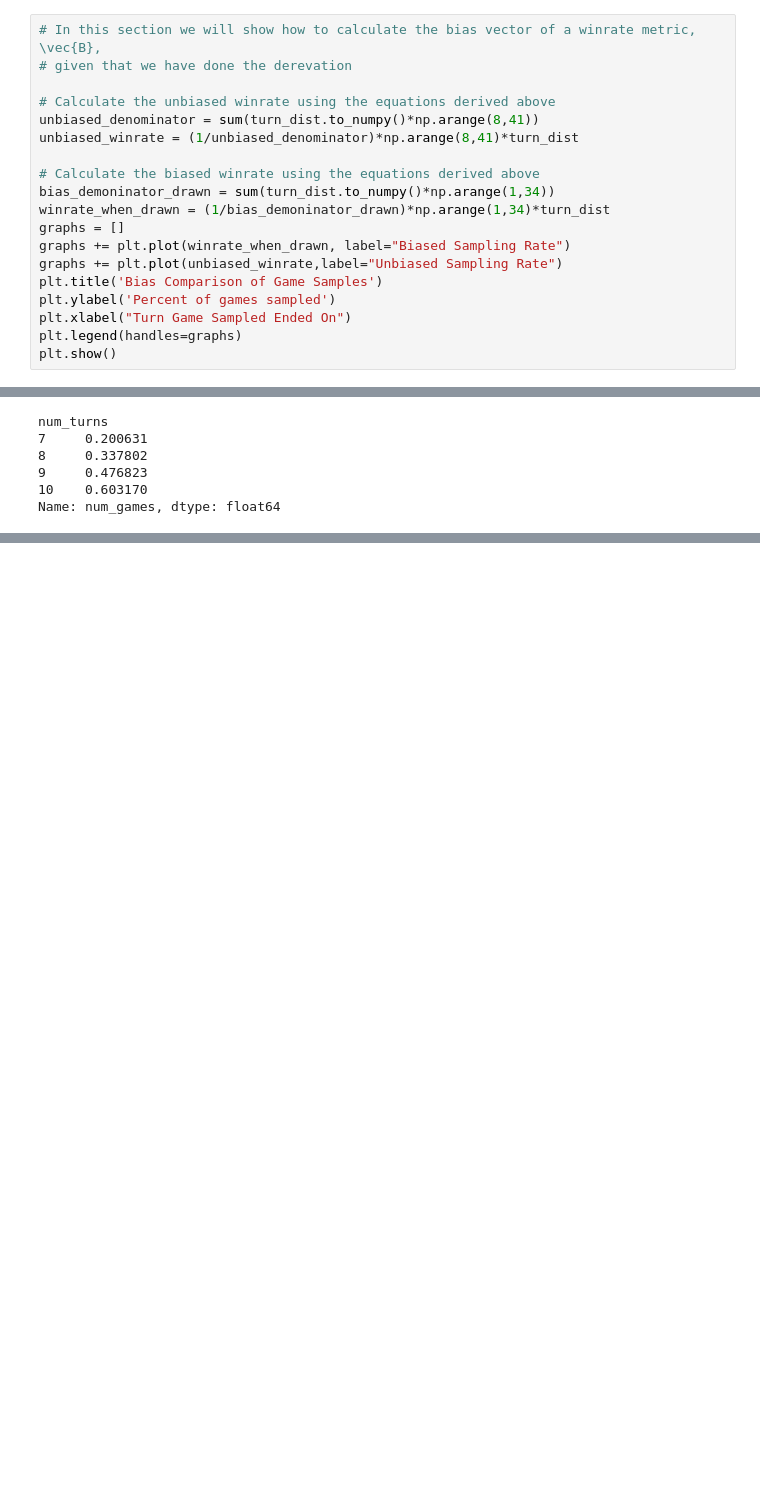
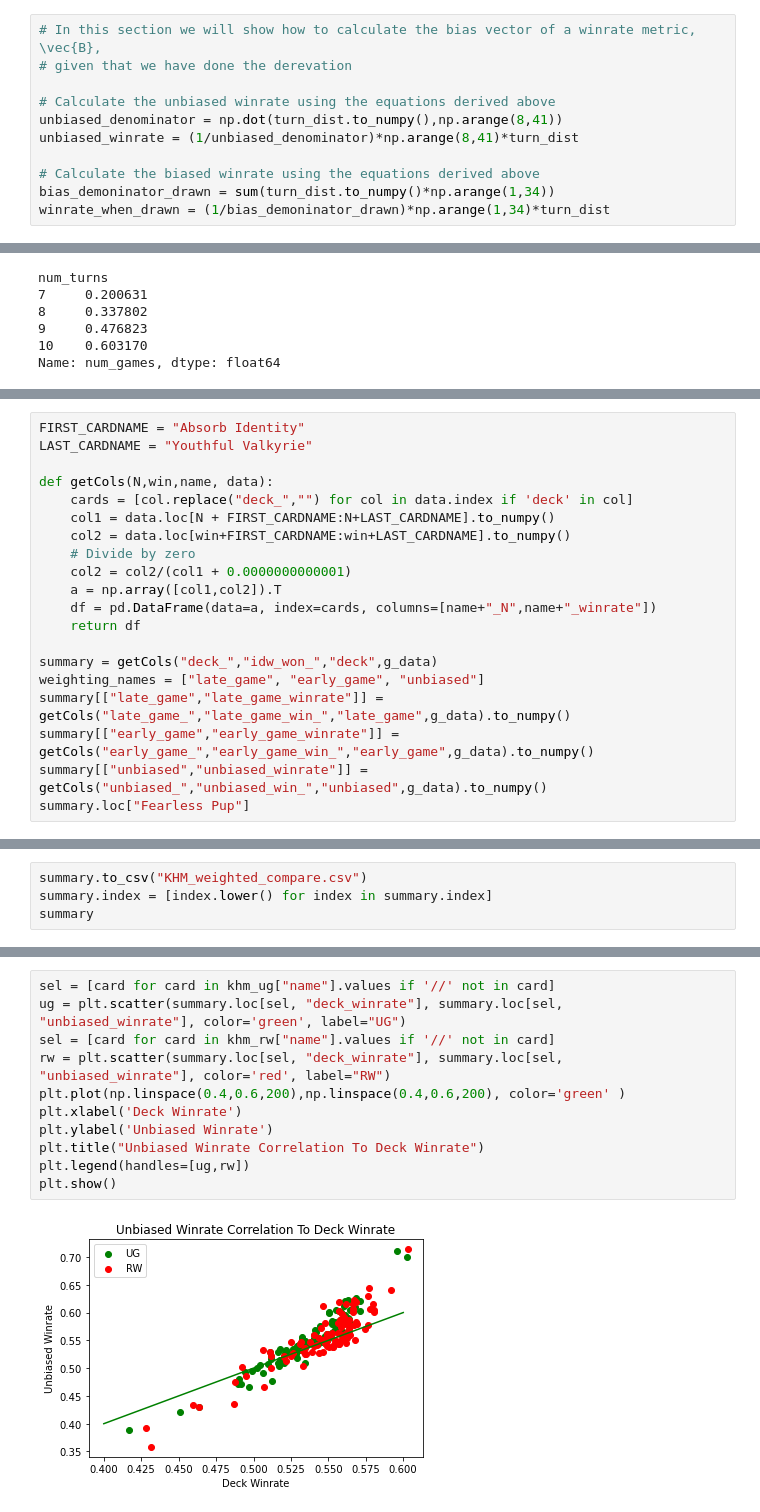
Before and after one commit to billybrickner/MTGData, a Jupyter notebook: Late and Early Game bias in MTG Data Calculations.ipynb, the cells around one changed output, grey strips where cells are left out. Saved outputs shown, nothing was run; the diff lists cells and outputs as text; blank space fills up the shorter version.

Commit message:
Updated with graphs and a few more comments

```diff
--- a/Late and Early Game bias in MTG Data Calculations.ipynb
+++ b/Late and Early Game bias in MTG Data Calculations.ipynb
@@ -244,17 +247,9 @@ This allows us to, for a given Winrate vector $\vec{W}$ calculate the bias towar
 # given that we have done the derevation
 
 # Calculate the unbiased winrate using the equations derived above
-unbiased_denominator = sum(turn_dist.to_numpy()*np.arange(8,41))
+unbiased_denominator = np.dot(turn_dist.to_numpy(),np.arange(8,41))
 unbiased_winrate = (1/unbiased_denominator)*np.arange(8,41)*turn_dist
 
 # Calculate the biased winrate using the equations derived above
 bias_demoninator_drawn = sum(turn_dist.to_numpy()*np.arange(1,34))
 winrate_when_drawn = (1/bias_demoninator_drawn)*np.arange(1,34)*turn_dist
-graphs = []
-graphs += plt.plot(winrate_when_drawn, label="Biased Sampling Rate")
-graphs += plt.plot(unbiased_winrate,label="Unbiased Sampling Rate")
-plt.title('Bias Comparison of Game Samples')
-plt.ylabel('Percent of games sampled')
-plt.xlabel("Turn Game Sampled Ended On")
-plt.legend(handles=graphs)
-plt.show()
@@ -362,0 +433,20 @@ Battlefield Raptor 0.08912267026510087
+# %%
+FIRST_CARDNAME = "Absorb Identity"
+LAST_CARDNAME = "Youthful Valkyrie"
+
+def getCols(N,win,name, data):
+    cards = [col.replace("deck_","") for col in data.index if 'deck' in col]
+    col1 = data.loc[N + FIRST_CARDNAME:N+LAST_CARDNAME].to_numpy()
+    col2 = data.loc[win+FIRST_CARDNAME:win+LAST_CARDNAME].to_numpy()
+    # Divide by zero
+    col2 = col2/(col1 + 0.0000000000001)
+    a = np.array([col1,col2]).T
+    df = pd.DataFrame(data=a, index=cards, columns=[name+"_N",name+"_winrate"])
+    return df
+
+summary = getCols("deck_","idw_won_","deck",g_data)
+weighting_names = ["late_game", "early_game", "unbiased"]
+summary[["late_game","late_game_winrate"]] = getCols("late_game_","late_game_win_","late_game",g_data).to_numpy()
+summary[["early_game","early_game_winrate"]] = getCols("early_game_","early_game_win_","early_game",g_data).to_numpy()
+summary[["unbiased","unbiased_winrate"]] = getCols("unbiased_","unbiased_win_","unbiased",g_data).to_numpy()
+summary.loc["Fearless Pup"]
@@ -362,0 +463,4 @@ Battlefield Raptor 0.08912267026510087
+# %%
+summary.to_csv("KHM_weighted_compare.csv")
+summary.index = [index.lower() for index in summary.index]
+summary
@@ -362,0 +481,13 @@ Battlefield Raptor 0.08912267026510087
+# %%
+sel = [card for card in khm_ug["name"].values if '//' not in card]
+ug = plt.scatter(summary.loc[sel, "deck_winrate"], summary.loc[sel, "unbiased_winrate"], color='green', label="UG")
+sel = [card for card in khm_rw["name"].values if '//' not in card]
+rw = plt.scatter(summary.loc[sel, "deck_winrate"], summary.loc[sel, "unbiased_winrate"], color='red', label="RW")
+plt.plot(np.linspace(0.4,0.6,200),np.linspace(0.4,0.6,200), color='green' )
+plt.xlabel('Deck Winrate')
+plt.ylabel('Unbiased Winrate')
+plt.title("Unbiased Winrate Correlation To Deck Winrate")
+plt.legend(handles=[ug,rw])
+plt.show()
+# %% [output]
+[figure, added]
```
Also changed, not shown: parts of 16 cells of this notebook.
